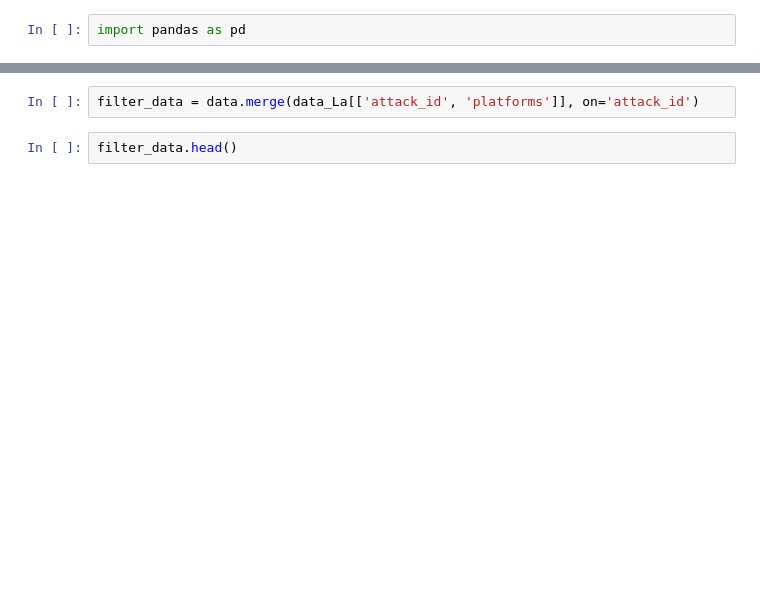
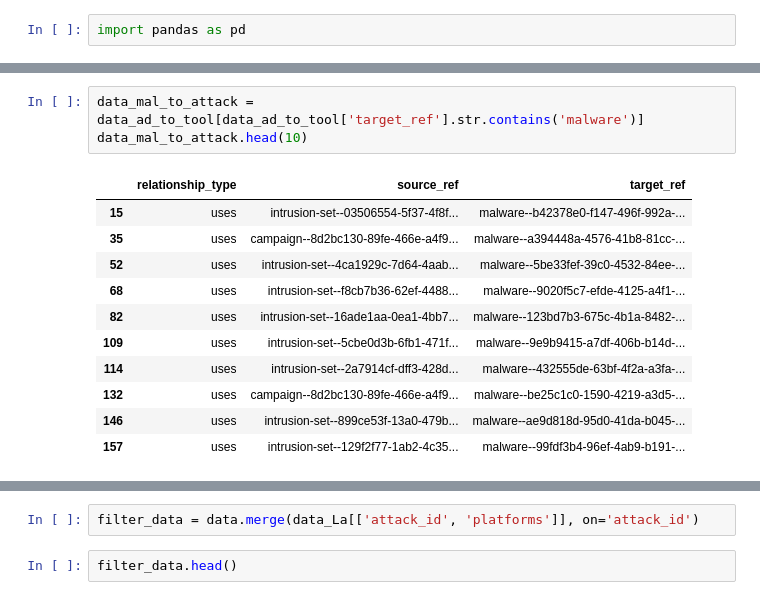
Before and after one commit to MOHAMMAD-UMAIR/ESP, a Jupyter notebook: test.ipynb, the cells around one changed output, grey strips where cells are left out. Drawn from its saved outputs; the diff is of its cells as text; blank space fills up the shorter version.

```diff
--- a/test.ipynb
+++ b/test.ipynb
@@ -2,0 +51,15 @@ import pandas as pd
+# %%
+data_mal_to_attack = data_ad_to_tool[data_ad_to_tool['target_ref'].str.contains('malware')]
+data_mal_to_attack.head(10)
+# %% [output]
+|  | relationship_type | source_ref | target_ref |
+| 15 | uses | intrusion-set--03506554-5f37-4f8f... | malware--b42378e0-f147-496f-992a-... |
+| 35 | uses | campaign--8d2bc130-89fe-466e-a4f9... | malware--a394448a-4576-41b8-81cc-... |
+| 52 | uses | intrusion-set--4ca1929c-7d64-4aab... | malware--5be33fef-39c0-4532-84ee-... |
+| 68 | uses | intrusion-set--f8cb7b36-62ef-4488... | malware--9020f5c7-efde-4125-a4f1-... |
+| 82 | uses | intrusion-set--16ade1aa-0ea1-4bb7... | malware--123bd7b3-675c-4b1a-8482-... |
+| 109 | uses | intrusion-set--5cbe0d3b-6fb1-471f... | malware--9e9b9415-a7df-406b-b14d-... |
+| 114 | uses | intrusion-set--2a7914cf-dff3-428d... | malware--432555de-63bf-4f2a-a3fa-... |
+| 132 | uses | campaign--8d2bc130-89fe-466e-a4f9... | malware--be25c1c0-1590-4219-a3d5-... |
+| 146 | uses | intrusion-set--899ce53f-13a0-479b... | malware--ae9d818d-95d0-41da-b045-... |
+| 157 | uses | intrusion-set--129f2f77-1ab2-4c35... | malware--99fdf3b4-96ef-4ab9-b191-... |
```
Also changed, not shown: parts of 30 cells of this notebook, 16 other files.
